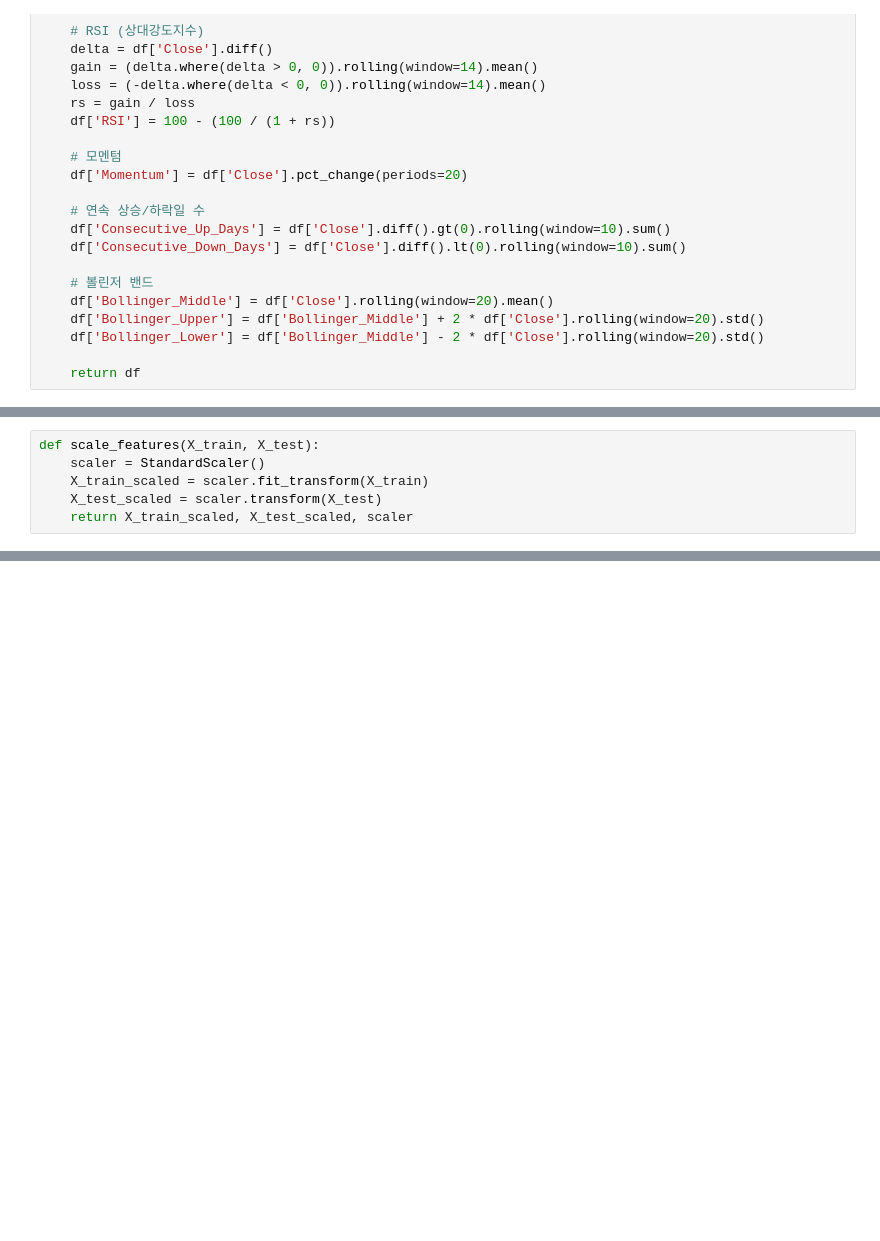
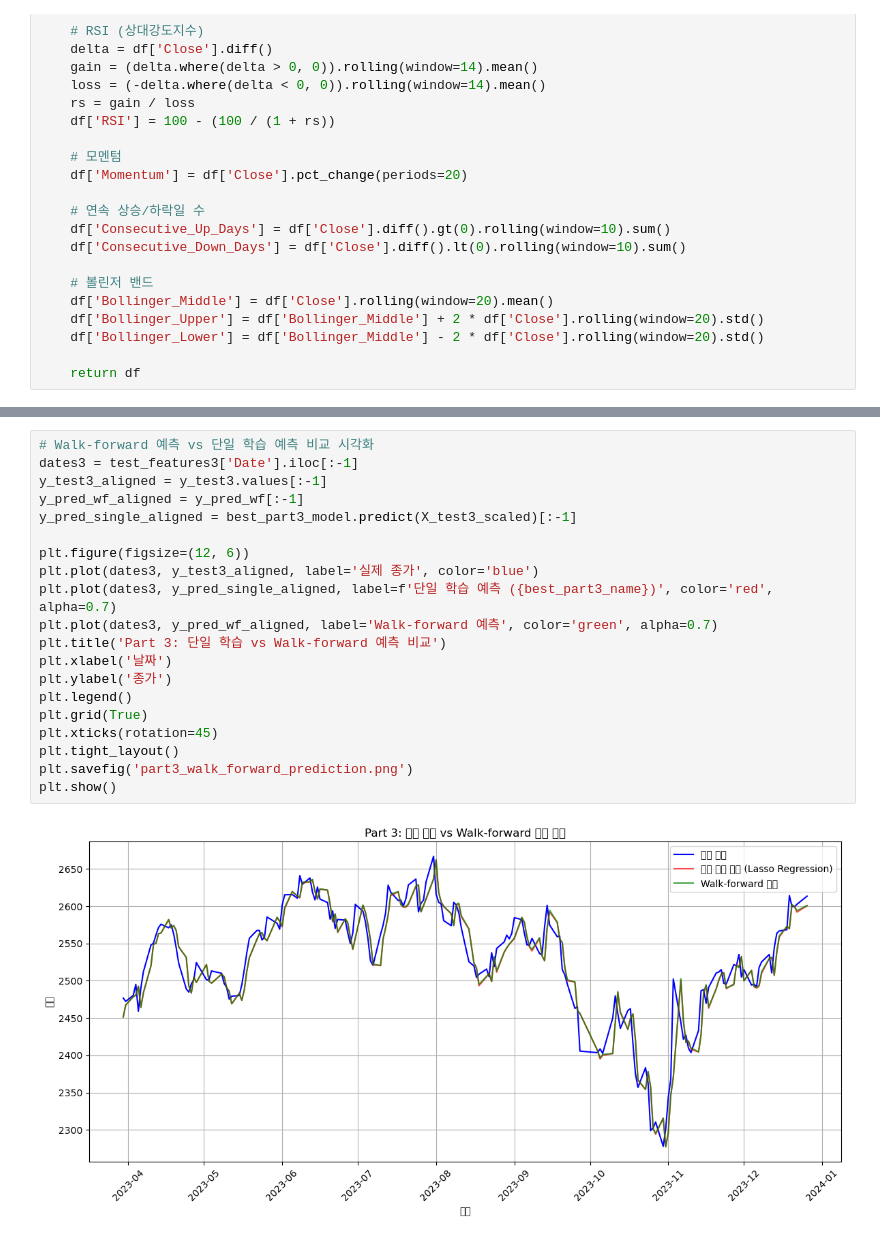
Before and after one commit to 0se0/hw1, a Jupyter notebook: machine_learning_hw1.ipynb, the cells around one changed output, grey strips where cells are left out. Cells and saved outputs as stored; diff of their text form; blank space fills up the shorter version.

```diff
--- a/machine_learning_hw1.ipynb
+++ b/machine_learning_hw1.ipynb
@@ -558,9 +475,3 @@ def prepare_part2_features(train_df, test_df):
     y_test = test_features['Target']
 
     return X_train, y_train, X_test, y_test, train_features, test_features
-# %%
-def scale_features(X_train, X_test):
-    scaler = StandardScaler()
-    X_train_scaled = scaler.fit_transform(X_train)
-    X_test_scaled = scaler.transform(X_test)
-    return X_train_scaled, X_test_scaled, scaler
@@ -779,0 +878,22 @@ if hasattr(best_model[1], 'coef_'):  # 선형 모델
+# %%
+# Walk-forward 예측 vs 단일 학습 예측 비교 시각화
+dates3 = test_features3['Date'].iloc[:-1]
+y_test3_aligned = y_test3.values[:-1]
+y_pred_wf_aligned = y_pred_wf[:-1]
+y_pred_single_aligned = best_part3_model.predict(X_test3_scaled)[:-1]
+
+plt.figure(figsize=(12, 6))
+plt.plot(dates3, y_test3_aligned, label='실제 종가', color='blue')
+plt.plot(dates3, y_pred_single_aligned, label=f'단일 학습 예측 ({best_part3_name})', color='red', alpha=0.7)
+plt.plot(dates3, y_pred_wf_aligned, label='Walk-forward 예측', color='green', alpha=0.7)
+plt.title('Part 3: 단일 학습 vs Walk-forward 예측 비교')
+plt.xlabel('날짜')
+plt.ylabel('종가')
+plt.legend()
+plt.grid(True)
+plt.xticks(rotation=45)
+plt.tight_layout()
+plt.savefig('part3_walk_forward_prediction.png')
+plt.show()
+# %% [output]
+[figure, added]
```
Also changed, not shown: parts of 39 cells of this notebook, 20 other files.
